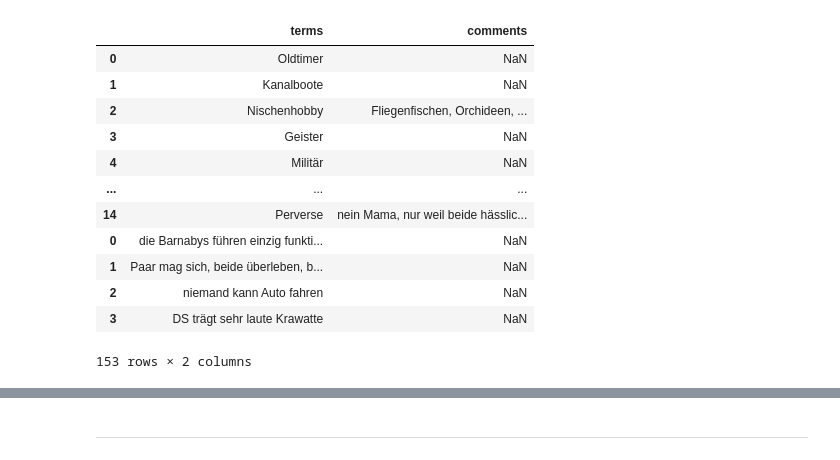
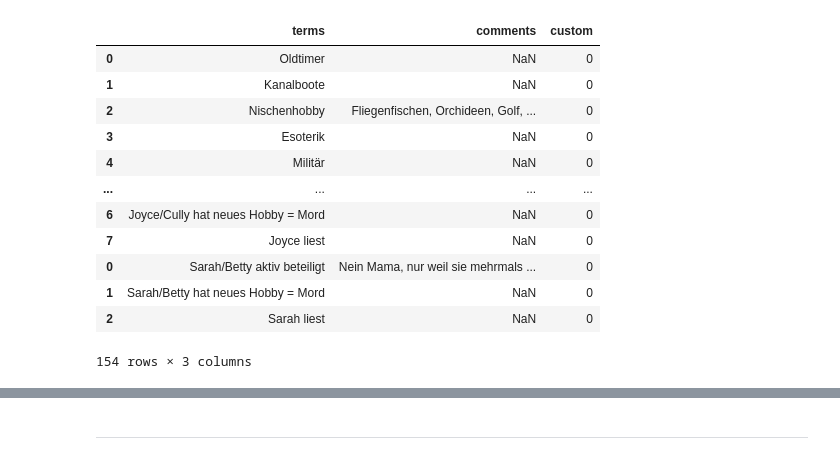
Before and after one commit to auroraAvi/barnabingo, a Jupyter notebook: testing/Bingo cards.ipynb, the cells around one changed output, grey strips where cells are left out. Saved outputs shown, nothing was run; the diff lists cells and outputs as text; code cells hidden in the pictures.

```diff
--- a/testing/Bingo cards.ipynb
+++ b/testing/Bingo cards.ipynb
@@ -5,38 +5,54 @@ import numpy as np
 import random
 import pandas as pd
 # %%
-def load_data(files):
+def load_data(files:list[str]) -> pd.DataFrame:
+    """Load and concenate individual data files to a uniform term DataFrame.
+
+    Arguments
+    ---------
+        files (list[str]) : list of paths to data files
+
+    Returns
+    -------
+        data (pandas.DataFrame) : concatenated DataFrame
+    """
+    # Initialise DataFrame
     data = pd.DataFrame()
     for file in files:
+        # Read file
         curr_data = pd.read_csv(file, header=None, delimiter=";", names=["terms", "comments"])
+        # Add current data to overall DF
         data = pd.concat([data, curr_data])
+    data["custom"] = 0
     return data
 # %%
 data = load_data(
     [
         "../data/dinge.csv",
         "../data/handlung_ermittlung.csv",
         "../data/handlung_fall.csv",
         "../data/handlung_sonstiges.csv",
         "../data/meta.csv",
         "../data/orte.csv",
         "../data/personen.csv",
-        "../data/tatsachen.csv"
+        "../data/tatsachen.csv",
+        "../data/tom.csv",
+        "../data/john.csv",
     ]
 )
 data
 # %% [output]
-|  | terms | comments |
-| 0 | Oldtimer | NaN |
-| 1 | Kanalboote | NaN |
-| 2 | Nischenhobby | Fliegenfischen, Orchideen, ... |
-| 3 | Geister | NaN |
-| 4 | Militär | NaN |
-| ... | ... | ... |
-| 14 | Perverse | nein Mama, nur weil beide hässlic... |
-| 0 | die Barnabys führen einzig funkti... | NaN |
-| 1 | Paar mag sich, beide überleben, b... | NaN |
-| 2 | niemand kann Auto fahren | NaN |
-| 3 | DS trägt sehr laute Krawatte | NaN |
+|  | terms | comments | custom |
+| 0 | Oldtimer | NaN | 0 |
+| 1 | Kanalboote | NaN | 0 |
+| 2 | Nischenhobby | Fliegenfischen, Orchideen, Golf, ... | 0 |
+| 3 | Esoterik | NaN | 0 |
+| 4 | Militär | NaN | 0 |
+| ... | ... | ... | ... |
+| 6 | Joyce/Cully hat neues Hobby = Mord | NaN | 0 |
+| 7 | Joyce liest | NaN | 0 |
+| 0 | Sarah/Betty aktiv beteiligt | Nein Mama, nur weil sie mehrmals ... | 0 |
+| 1 | Sarah/Betty hat neues Hobby = Mord | NaN | 0 |
+| 2 | Sarah liest | NaN | 0 |
-153 rows × 2 columns
+154 rows × 3 columns
 # %%
```
Also changed, not shown: parts of 10 cells of this notebook, 10 other files.
